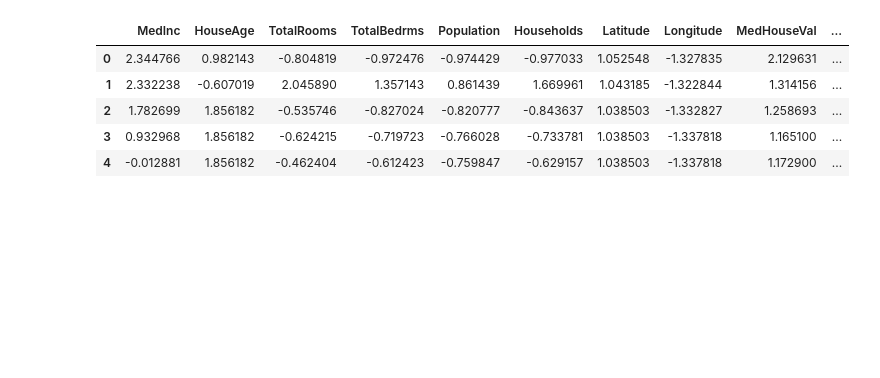
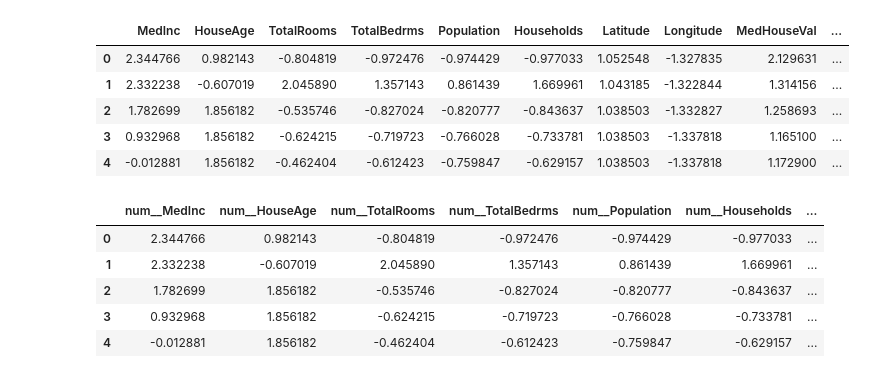
Before and after one commit to tepna/ds-course-materials, a Jupyter notebook: notebooks/lectures/l10_data_preprocessing.ipynb, the cells around one changed output. Drawn from its saved outputs; the diff is of its cells as text; code cells hidden in the pictures; blank space fills up the shorter version.

```diff
--- a/notebooks/lectures/l10_data_preprocessing.ipynb
+++ b/notebooks/lectures/l10_data_preprocessing.ipynb
@@ -537,3 +561,5 @@ housing_cat_df.head()
+# %%
+df_housing = pd.read_csv("../../datasets/house_prices/california_housing.csv")
 # %%
 def add_features(df_input):
     df = df_input.copy()
@@ -543,7 +569,19 @@ def add_features(df_input):
     df.replace([np.inf, -np.inf], np.nan, inplace=True)
     return df
 
-feat_eng = FunctionTransformer(add_features, validate=False, feature_names_out="one-to-one")
+def add_features_names(transformer, input_features):
+    return list(input_features) + [
+        "RoomsPerHousehold",
+        "BedrmsPerRoom",
+        "PopPerHousehold",
+    ]
+
+
+feat_eng = FunctionTransformer(
+    add_features,
+    validate=False,
+    feature_names_out=add_features_names
+)
 
 numeric_pipeline = Pipeline(steps=[
     ("impute", SimpleImputer(strategy="median")),
@@ -559,6 +597,11 @@ preprocess = ColumnTransformer(transformers=[
     ("num", numeric_pipeline, selector(dtype_include=np.number)),
     ("cat", categorical_pipeline, ["OceanProximity"]),
 ], remainder="drop")
+
+pipe = Pipeline(steps=[
+    ("feat_eng", feat_eng),
+    ("preprocess", preprocess),
+])
 # %%
 pipe = Pipeline(steps=[
     ("feat_eng", feat_eng),
@@ -583,8 +626,18 @@ Pipeline(steps=[('feat_eng',
                                                                                  sparse_output=False))]),
                                                   ['OceanProximity'])]))])
 # %%
-cols = df_housing.drop(columns=["OceanProximity", "IncomeCat"]).columns.tolist()
-cols = cols + housing_cat_df.columns.tolist()
+# ხელით გადავცეთ სვეტების სახელები
+cols = df_housing.drop(columns=["OceanProximity"]).columns.tolist()
+cols = cols + [
+    "RoomsPerHousehold",
+    "BedrmsPerRoom",
+    "PopPerHousehold",
+    "OceanProximity_<1H OCEAN",
+    "OceanProximity_INLAND",
+    "OceanProximity_ISLAND",
+    "OceanProximity_NEAR BAY",
+    "OceanProximity_NEAR OCEAN",
+]
 
 df_housing_prepared = pd.DataFrame(pipe.fit_transform(df_housing), columns=cols)
 df_housing_prepared.head()
@@ -595,3 +648,16 @@ df_housing_prepared.head()
 | 2 | 1.782699 | 1.856182 | -0.535746 | -0.827024 | -0.820777 | -0.843637 | 1.038503 | -1.332827 | 1.258693 | ... |
 | 3 | 0.932968 | 1.856182 | -0.624215 | -0.719723 | -0.766028 | -0.733781 | 1.038503 | -1.337818 | 1.165100 | ... |
 | 4 | -0.012881 | 1.856182 | -0.462404 | -0.612423 | -0.759847 | -0.629157 | 1.038503 | -1.337818 | 1.172900 | ... |
+# %%
+# ან თვითონ შექმნას სვეტის სახელები pipe.set_output(transform="pandas")
+pipe.set_output(transform="pandas")
+
+df_housing_prepared = pipe.fit_transform(df_housing)
+df_housing_prepared.head()
+# %% [output]
+|  | num__MedInc | num__HouseAge | num__TotalRooms | num__TotalBedrms | num__Population | num__Households | ... |
+| 0 | 2.344766 | 0.982143 | -0.804819 | -0.972476 | -0.974429 | -0.977033 | ... |
+| 1 | 2.332238 | -0.607019 | 2.045890 | 1.357143 | 0.861439 | 1.669961 | ... |
+| 2 | 1.782699 | 1.856182 | -0.535746 | -0.827024 | -0.820777 | -0.843637 | ... |
+| 3 | 0.932968 | 1.856182 | -0.624215 | -0.719723 | -0.766028 | -0.733781 | ... |
+| 4 | -0.012881 | 1.856182 | -0.462404 | -0.612423 | -0.759847 | -0.629157 | ... |
```
Also changed, not shown: parts of 6 cells of this notebook.
